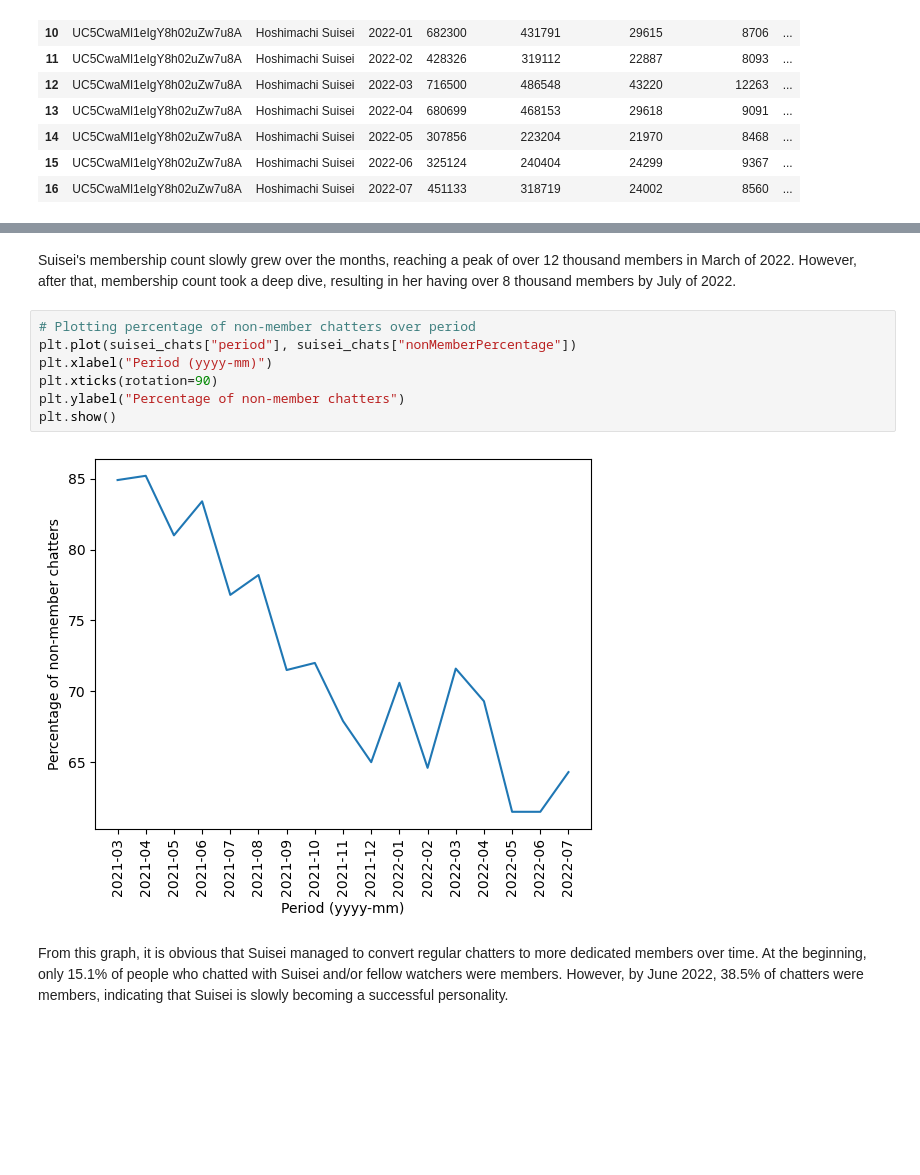
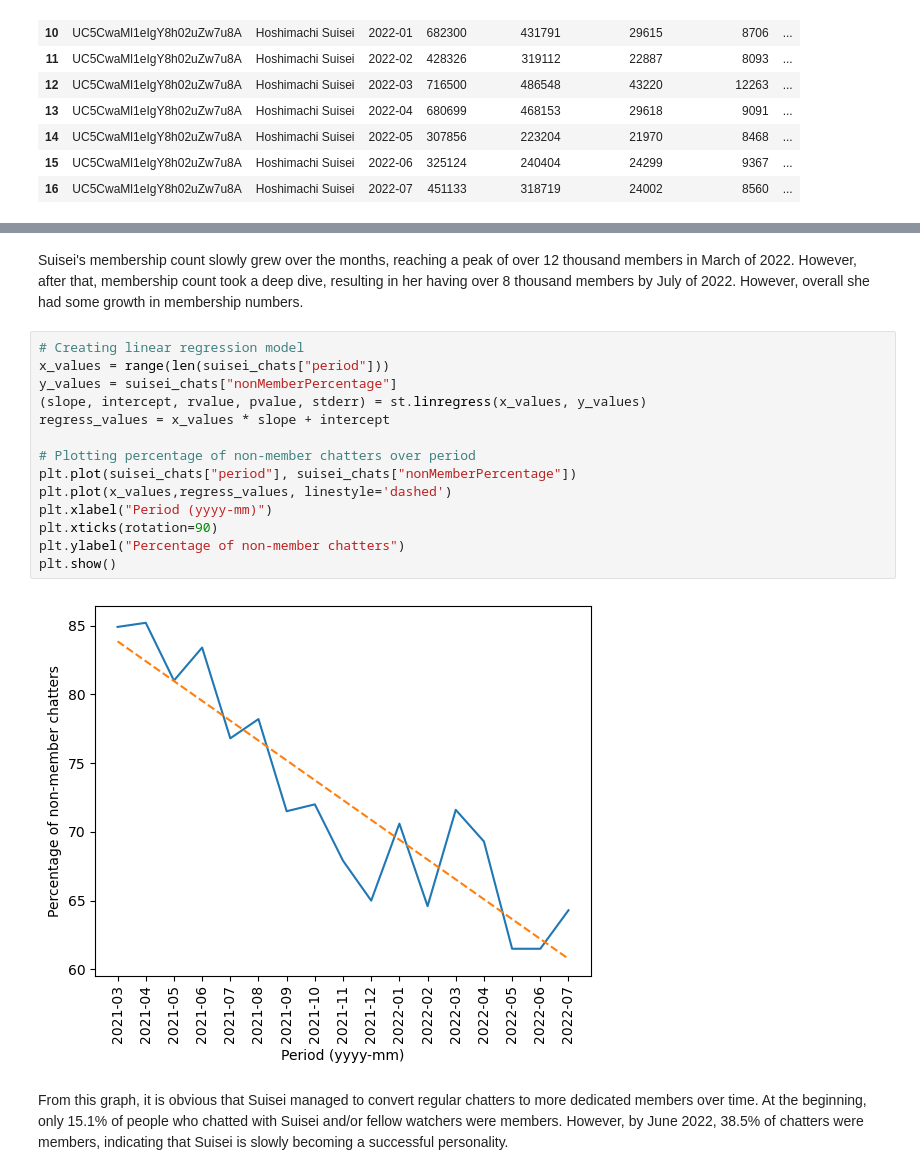
Before and after one commit to falconpunch082/industry-application, a Jupyter notebook: VTuber Statistics - Entertainment/vtuber-stats.ipynb, the cells around one changed output, grey strips where cells are left out. Drawn from its saved outputs; the diff is of its cells as text; blank space fills up the shorter version.

Commit message:
Improved Suisei stats

```diff
--- a/VTuber Statistics - Entertainment/vtuber-stats.ipynb
+++ b/VTuber Statistics - Entertainment/vtuber-stats.ipynb
@@ -361,14 +375,21 @@ plt.show()
 # %% [markdown]
-Suisei's membership count slowly grew over the months, reaching a peak of over 12 thousand members in March of 2022. However, after that, membership count took a deep dive, resulting in her having over 8 thousand members by July of 2022.
+Suisei's membership count slowly grew over the months, reaching a peak of over 12 thousand members in March of 2022. However, after that, membership count took a deep dive, resulting in her having over 8 thousand members by July of 2022. However, overall she had some growth in membership numbers.
 # %%
+# Creating linear regression model
+x_values = range(len(suisei_chats["period"]))
+y_values = suisei_chats["nonMemberPercentage"]
+(slope, intercept, rvalue, pvalue, stderr) = st.linregress(x_values, y_values)
+regress_values = x_values * slope + intercept
+
 # Plotting percentage of non-member chatters over period
 plt.plot(suisei_chats["period"], suisei_chats["nonMemberPercentage"])
+plt.plot(x_values,regress_values, linestyle='dashed')
 plt.xlabel("Period (yyyy-mm)")
 plt.xticks(rotation=90)
 plt.ylabel("Percentage of non-member chatters")
 plt.show()
 # %% [output]
-[figure, old version]
+[figure, new version]
 # %% [markdown]
 From this graph, it is obvious that Suisei managed to convert regular chatters to more dedicated members over time. At the beginning, only 15.1% of people who chatted with Suisei and/or fellow watchers were members. However, by June 2022, 38.5% of chatters were members, indicating that Suisei is slowly becoming a successful personality.
 # %% [markdown]
```
Also changed, not shown: parts of 4 cells of this notebook.
